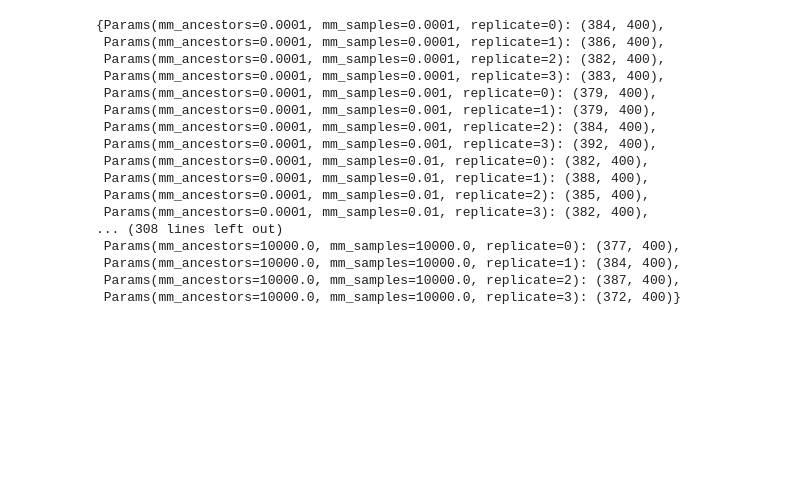
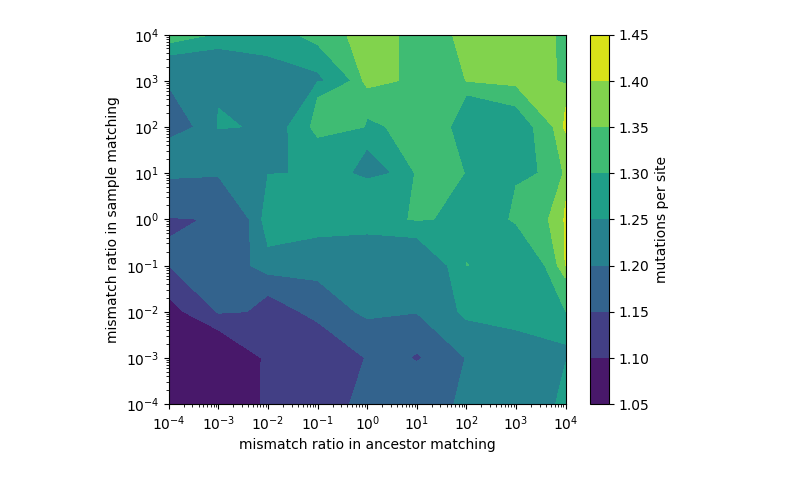
Before and after one commit to hyanwong/100kG-testing, a Jupyter notebook: notebooks/MismatchTesting.ipynb, the cells around one changed output. Drawn from its saved outputs; the diff is of its cells as text; code cells hidden in the pictures; blank space fills up the shorter version.

```diff
--- a/notebooks/MismatchTesting.ipynb
+++ b/notebooks/MismatchTesting.ipynb
@@ -95,20 +102,21 @@ plt.show()
 # %%
-results
+from matplotlib import pyplot as plt
+
+z = np.zeros((len(mismatch_params), len(mismatch_params)))
+mm2index = {v: i for i, v in enumerate(mismatch_params)}
+
+for param, res in results.items():
+    z[mm2index[param.mm_ancestors], mm2index[param.mm_samples]] += res[3]/res[2]
+
+z = z / num_replicates
+
+CS = plt.contourf(mismatch_params, mismatch_params, z)
+plt.xscale('log')
+plt.xlabel('mismatch ratio in ancestor matching')
+plt.yscale('log')
+plt.ylabel('mismatch ratio in sample matching')
+cbar = plt.colorbar(CS)
+cbar.ax.set_ylabel('mutations per site')
+plt.show()
 # %% [output]
-{Params(mm_ancestors=0.0001, mm_samples=0.0001, replicate=0): (384, 400),
- Params(mm_ancestors=0.0001, mm_samples=0.0001, replicate=1): (386, 400),
- Params(mm_ancestors=0.0001, mm_samples=0.0001, replicate=2): (382, 400),
- Params(mm_ancestors=0.0001, mm_samples=0.0001, replicate=3): (383, 400),
- Params(mm_ancestors=0.0001, mm_samples=0.001, replicate=0): (379, 400),
- Params(mm_ancestors=0.0001, mm_samples=0.001, replicate=1): (379, 400),
- Params(mm_ancestors=0.0001, mm_samples=0.001, replicate=2): (384, 400),
- Params(mm_ancestors=0.0001, mm_samples=0.001, replicate=3): (392, 400),
- Params(mm_ancestors=0.0001, mm_samples=0.01, replicate=0): (382, 400),
- Params(mm_ancestors=0.0001, mm_samples=0.01, replicate=1): (388, 400),
- Params(mm_ancestors=0.0001, mm_samples=0.01, replicate=2): (385, 400),
- Params(mm_ancestors=0.0001, mm_samples=0.01, replicate=3): (382, 400),
-... (308 lines left out)
- Params(mm_ancestors=10000.0, mm_samples=10000.0, replicate=0): (377, 400),
- Params(mm_ancestors=10000.0, mm_samples=10000.0, replicate=1): (384, 400),
- Params(mm_ancestors=10000.0, mm_samples=10000.0, replicate=2): (387, 400),
- Params(mm_ancestors=10000.0, mm_samples=10000.0, replicate=3): (372, 400)}
+[figure, added]
```
Also changed, not shown: parts of 2 cells of this notebook.
